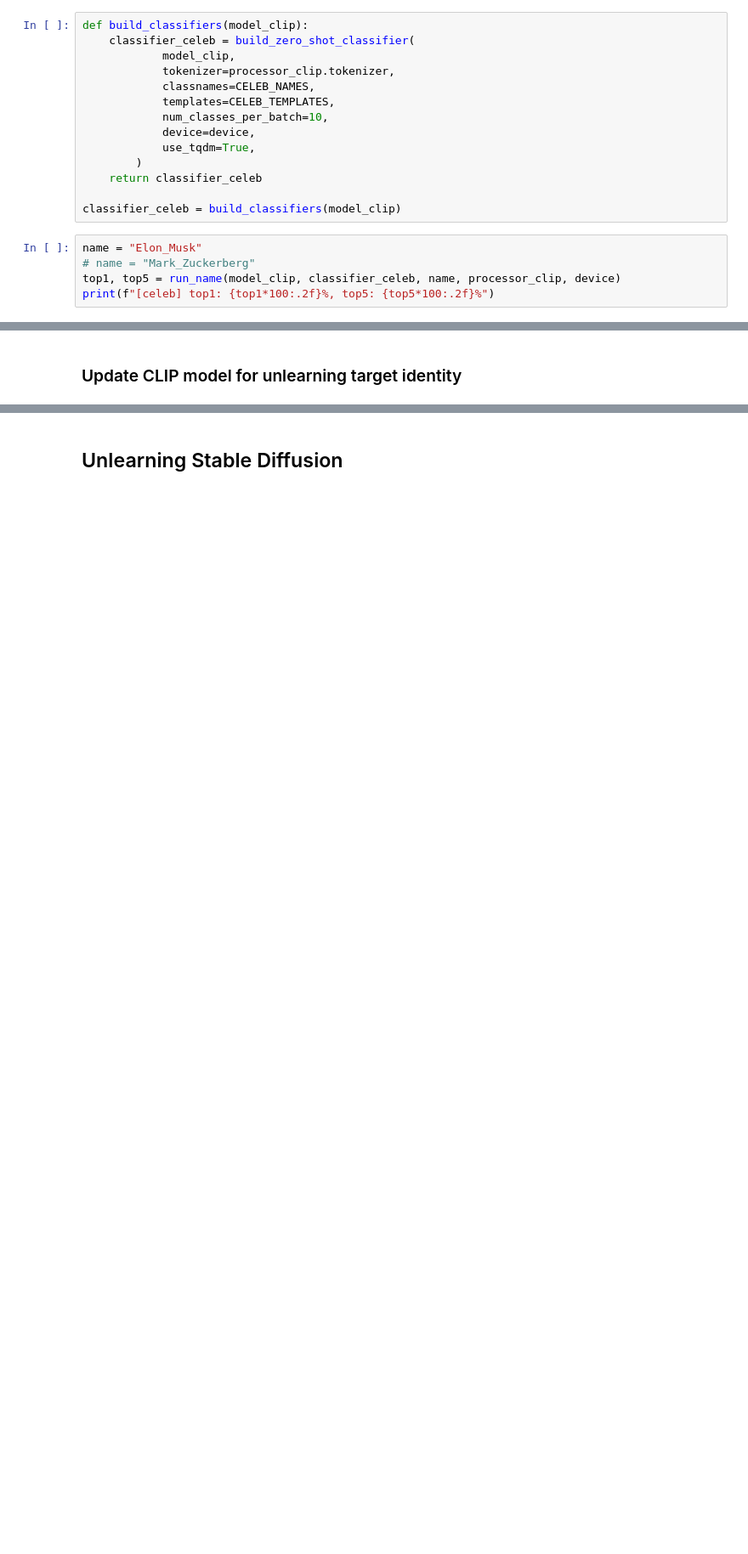
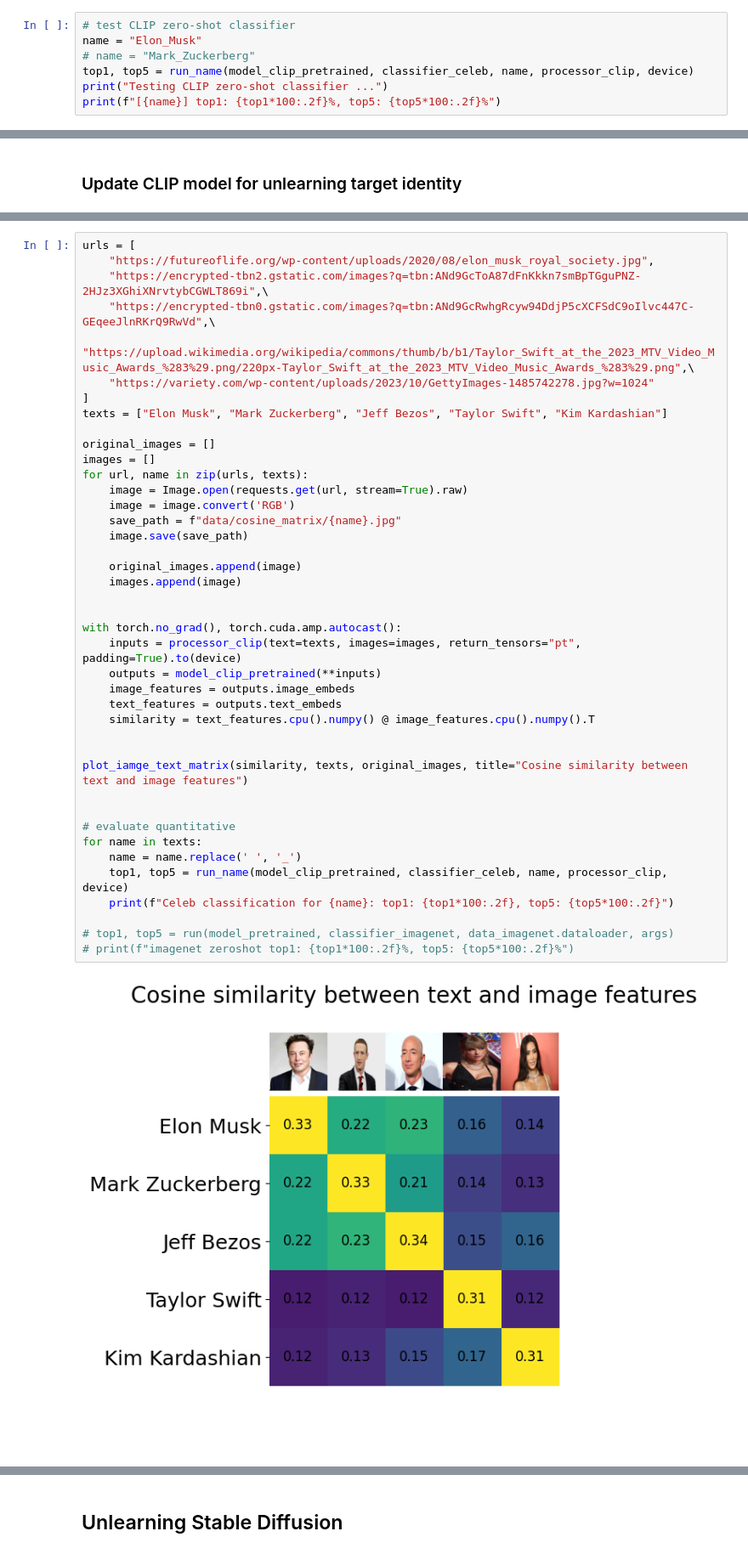
Before and after one commit to CSIPlab/SLUG, a Jupyter notebook: notebooks/experiment_stable_diffusion.ipynb, the cells around one changed output, grey strips where cells are left out. Shown at 85% size. Drawn from its saved outputs; the diff is of its cells as text; blank space fills up the shorter version.

```diff
--- a/notebooks/experiment_stable_diffusion.ipynb
+++ b/notebooks/experiment_stable_diffusion.ipynb
@@ -223,20 +234,8 @@ model_clip_pretrained = deepcopy(model_clip)
-# %%
-def build_classifiers(model_clip):
-    classifier_celeb = build_zero_shot_classifier(
-            model_clip,
-            tokenizer=processor_clip.tokenizer,
-            classnames=CELEB_NAMES,
-            templates=CELEB_TEMPLATES,
-            num_classes_per_batch=10,
-            device=device,
-            use_tqdm=True,
-        )
-    return classifier_celeb
-
-classifier_celeb = build_classifiers(model_clip)
 # %%
+# test CLIP zero-shot classifier
 name = "Elon_Musk"
 # name = "Mark_Zuckerberg"
-top1, top5 = run_name(model_clip, classifier_celeb, name, processor_clip, device)
-print(f"[celeb] top1: {top1*100:.2f}%, top5: {top5*100:.2f}%")
+top1, top5 = run_name(model_clip_pretrained, classifier_celeb, name, processor_clip, device)
+print("Testing CLIP zero-shot classifier ...")
+print(f"[{name}] top1: {top1*100:.2f}%, top5: {top5*100:.2f}%")
 # %% [output]
@@ -433,0 +397,43 @@ important_layers = get_important_layers(celeb_name, pair, model_clip_pretrained,
+# %%
+urls = [
+    "https://futureoflife.org/wp-content/uploads/2020/08/elon_musk_royal_society.jpg",
+    "https://encrypted-tbn2.gstatic.com/images?q=tbn:ANd9GcToA87dFnKkkn7smBpTGguPNZ-2HJz3XGhiXNrvtybCGWLT869i",\
+    "https://encrypted-tbn0.gstatic.com/images?q=tbn:ANd9GcRwhgRcyw94DdjP5cXCFSdC9oIlvc447C-GEqeeJlnRKrQ9RwVd",\
+    "https://upload.wikimedia.org/wikipedia/commons/thumb/b/b1/Taylor_Swift_at_the_2023_MTV_Video_Music_Awards_%283%29.png/220px-Taylor_Swift_at_the_2023_MTV_Video_Music_Awards_%283%29.png",\
+    "https://variety.com/wp-content/uploads/2023/10/GettyImages-1485742278.jpg?w=1024"
+]
+texts = ["Elon Musk", "Mark Zuckerberg", "Jeff Bezos", "Taylor Swift", "Kim Kardashian"]
+
+original_images = []
+images = []
+for url, name in zip(urls, texts):
+    image = Image.open(requests.get(url, stream=True).raw)
+    image = image.convert('RGB')
+    save_path = f"data/cosine_matrix/{name}.jpg"
+    image.save(save_path)
+
+    original_images.append(image)
+    images.append(image)
+
+
+with torch.no_grad(), torch.cuda.amp.autocast():
+    inputs = processor_clip(text=texts, images=images, return_tensors="pt", padding=True).to(device)
+    outputs = model_clip_pretrained(**inputs)
+    image_features = outputs.image_embeds
+    text_features = outputs.text_embeds
+    similarity = text_features.cpu().numpy() @ image_features.cpu().numpy().T
+
+
+plot_iamge_text_matrix(similarity, texts, original_images, title="Cosine similarity between text and image features")
+
+
+# evaluate quantitative
+for name in texts:
+    name = name.replace(' ', '_')
+    top1, top5 = run_name(model_clip_pretrained, classifier_celeb, name, processor_clip, device)
+    print(f"Celeb classification for {name}: top1: {top1*100:.2f}, top5: {top5*100:.2f}")
+
+# top1, top5 = run(model_pretrained, classifier_imagenet, data_imagenet.dataloader, args)
+# print(f"imagenet zeroshot top1: {top1*100:.2f}%, top5: {top5*100:.2f}%")
+# %% [output]
+[figure, added]
```
Also changed, not shown: parts of 28 cells of this notebook, 2 other files.
